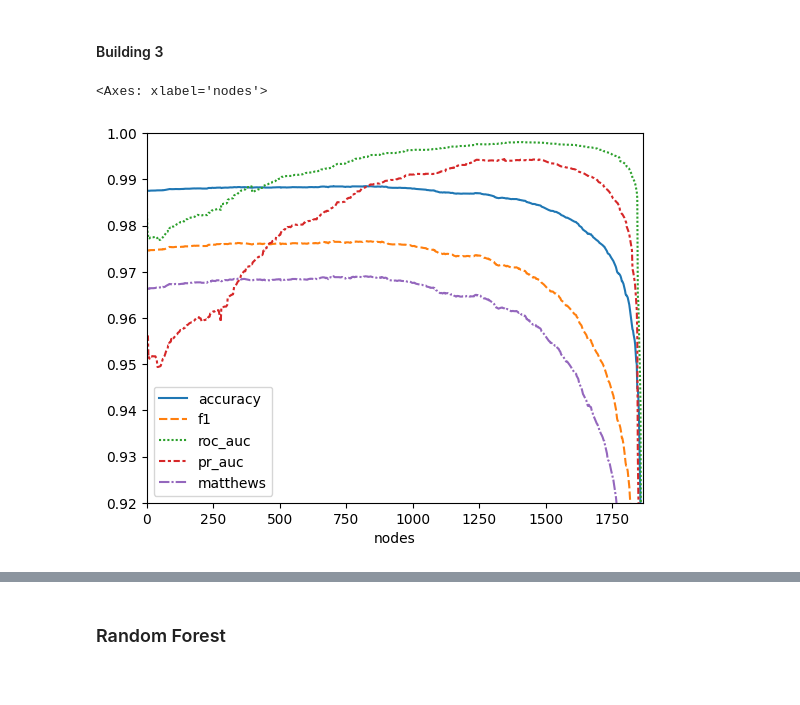
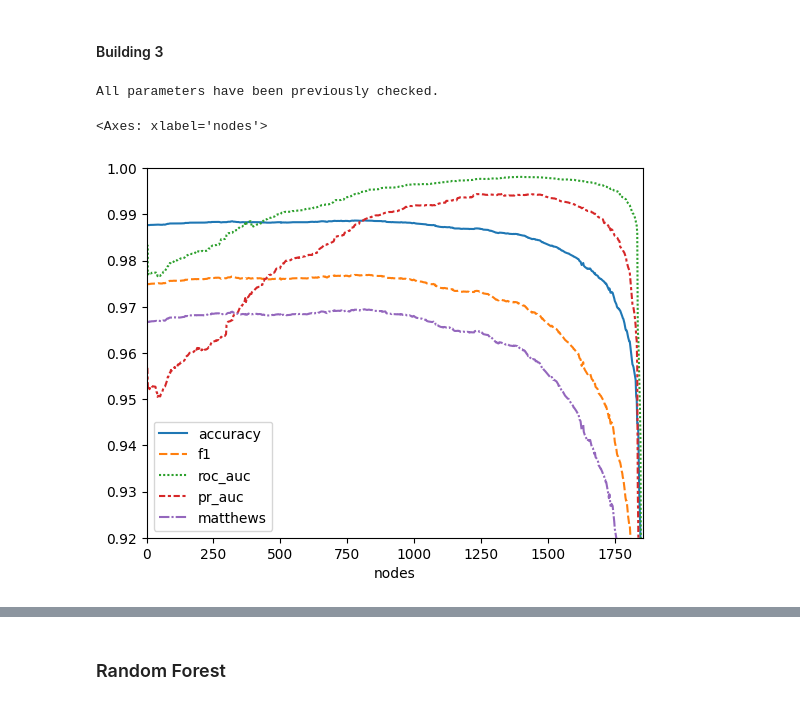
Before and after one commit to hossainmuntasir/MachineLearningModel, a Jupyter notebook: mlmodels/model_comparison.ipynb, the cells around one changed output, grey strips where cells are left out. Cells and saved outputs as stored; diff of their text form; code cells hidden in the pictures.

```diff
--- a/mlmodels/model_comparison.ipynb
+++ b/mlmodels/model_comparison.ipynb
@@ -262,0 +331,3 @@ weighted avg     0.9918    0.9918    0.9918     61241
+# %%
+logit.fit(x_train1, y_train1)
+model_metrics["Building 1"][model_name] = calculate_metrics(logit, x_val1, y_val1)
@@ -262,0 +343,3 @@ weighted avg     0.9918    0.9918    0.9918     61241
+# %%
+logit.fit(x_train2, y_train2)
+model_metrics["Building 2"][model_name] = calculate_metrics(logit, x_val2, y_val2)
@@ -262,0 +355,3 @@ weighted avg     0.9918    0.9918    0.9918     61241
+# %%
+logit.fit(x_train3, y_train3)
+model_metrics["Building 3"][model_name] = calculate_metrics(logit, x_val3, y_val3)
@@ -298,6 +409,8 @@ tuned_metrics = {f"Building {n+1}": {} for n in range(3)}
 # %%
 from mlmodel import GridSearchDecisionTree
 model_name = "Decision Tree"
+#save_folder = "output/decision_tree/analysis"
+save_folder = None
 # %% [markdown]
 #### Building 1
 # %%
@@ -357,17 +474,19 @@ weighted avg     0.9585    0.9552    0.9563     13300
 # %%
 opt3 = GridSearchDecisionTree("building3", n_fits=-1)
 opt3.fit(x_train3, y_train3, x_val3, y_val3)
-opt3.save_results()
+if save_folder:
+    print(opt3.save_results(save_folder))
 
 df = opt3.results
 df = pd.DataFrame(df[scores], index=df["nodes"])
 plt = sns.lineplot(df)
 plt.set_xlim(0, len(df))
 plt.set_ylim(0.92, 1.0)
 display(plt)
 # %% [output]
-<Axes: xlabel='nodes'>
+All parameters have been previously checked.
+<Axes: xlabel='nodes'>
-[figure, old version]
+[figure, new version]
 # %%
 tuned_metrics["Building 3"][model_name] = calculate_metrics(opt3.model, x_test3, y_test3)
 # %% [output]
```
Also changed, not shown: parts of 46 cells of this notebook, 12 other files.
